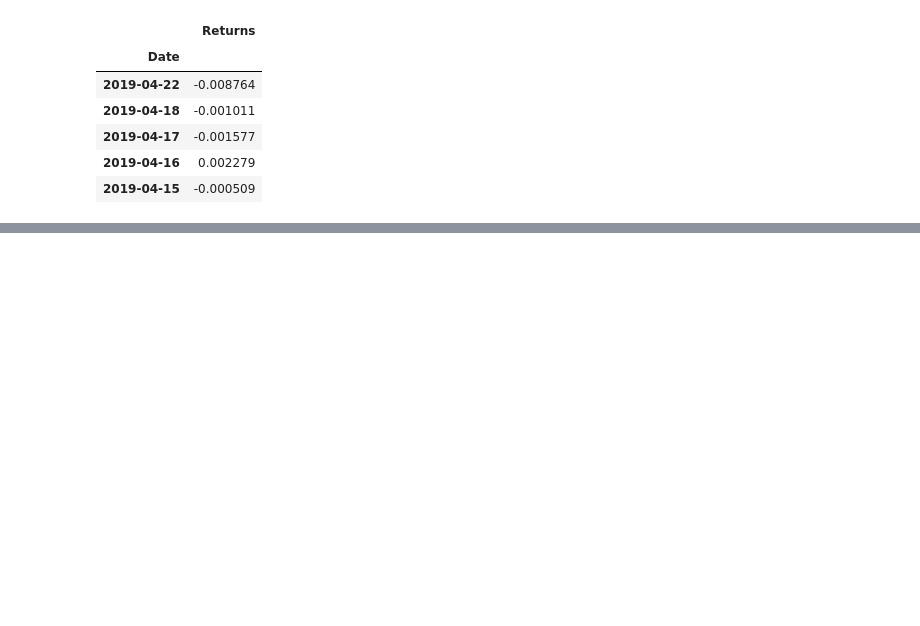
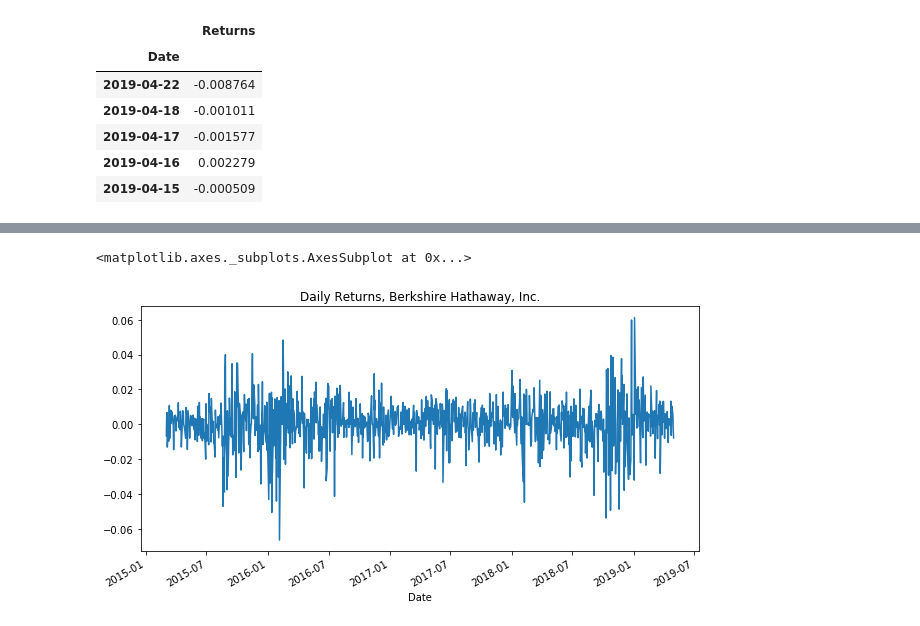
Before and after one commit to yrlbaker/Unit_4_HW, a Jupyter notebook: Whale_HW.ipynb, the cells around one changed output, grey strips where cells are left out. Drawn from its saved outputs; the diff is of its cells as text; code cells hidden in the pictures; blank space fills up the shorter version.

```diff
--- a/Whale_HW.ipynb
+++ b/Whale_HW.ipynb
@@ -332,0 +352,6 @@ three_returns.head()
+# %%
+# Plot Berkshire Hathaway Inc. portion of portfolio:
+whale_df["BERKSHIRE_HATHAWAY_INC"].plot(figsize=(10,5), title="Daily Returns, Berkshire Hathaway, Inc.")
+# %% [output]
+<matplotlib.axes._subplots.AxesSubplot at 0x...>
+[figure, added]
```
Also changed, not shown: parts of 7 cells of this notebook.
